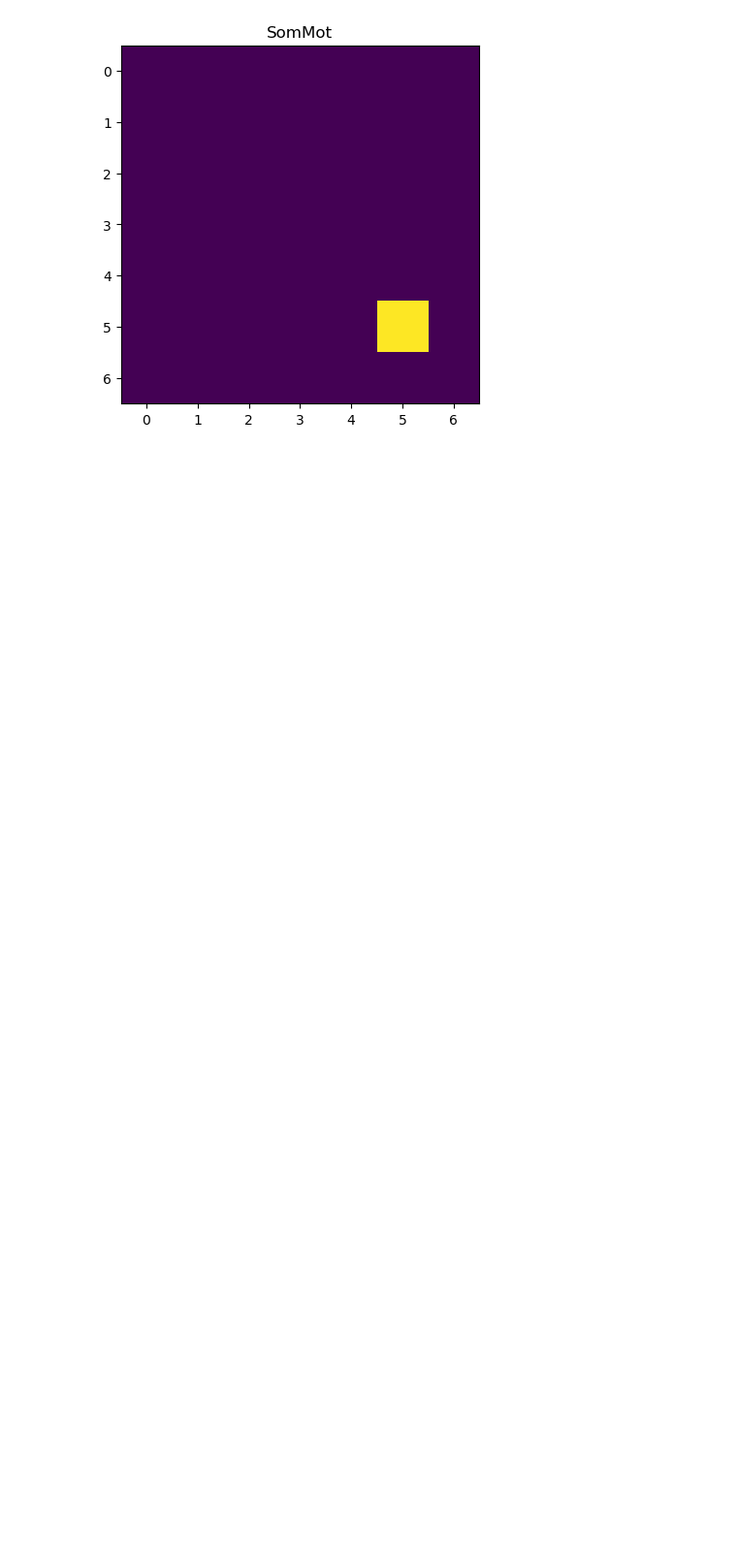
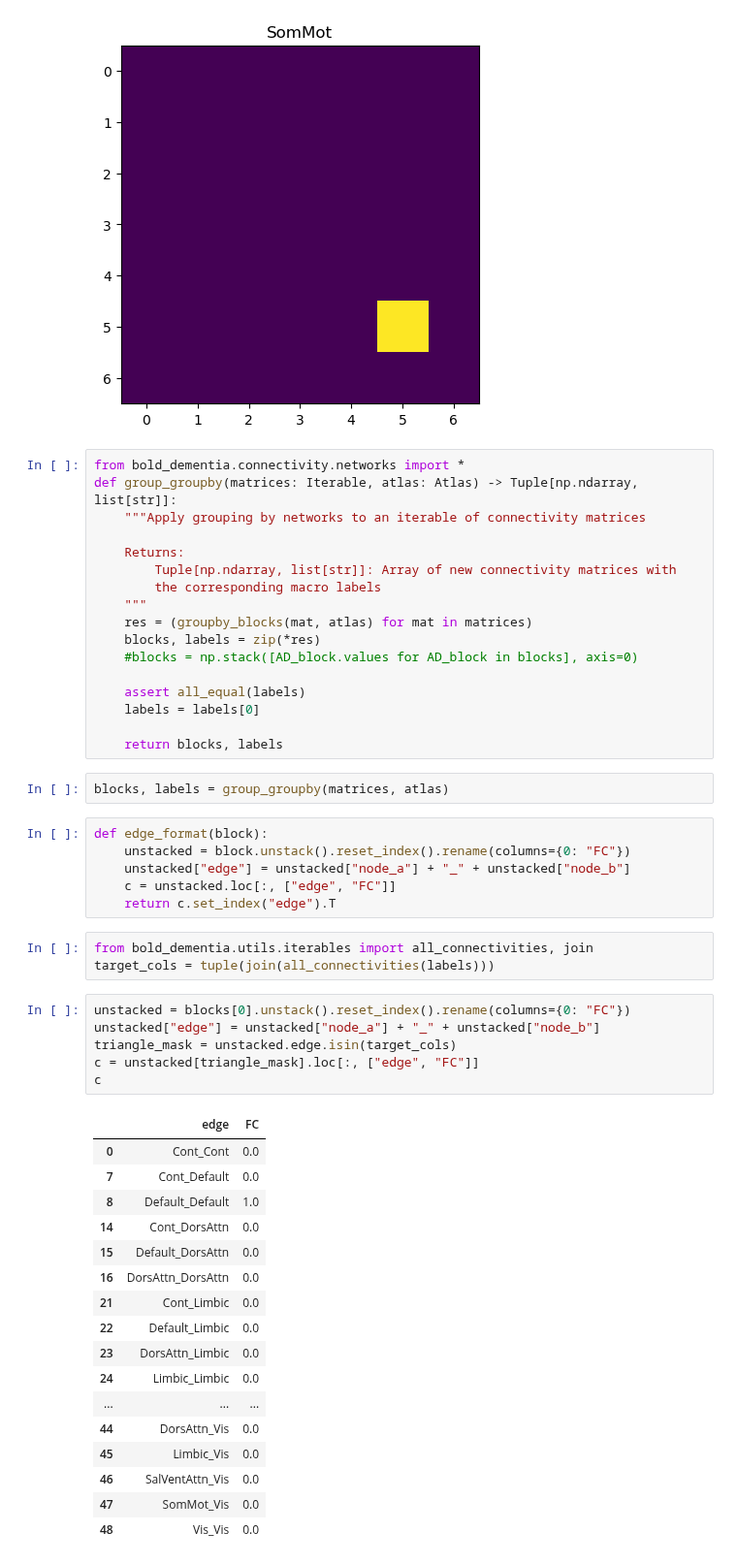
Before and after one commit to jonathan-legrand/bold-dementia, a Jupyter notebook: notebooks/test_group_groupby.ipynb, the cells around one changed output. Shown at 97% size. Saved outputs shown, nothing was run; the diff lists cells and outputs as text; blank space fills up the shorter version.

Commit message:
Test group_groupby function

```diff
--- a/notebooks/test_group_groupby.ipynb
+++ b/notebooks/test_group_groupby.ipynb
@@ -47,3 +43,55 @@ for block, network in zip(blocks, networks):
 [figure]
 [figure]
 [figure]
+# %%
+from bold_dementia.connectivity.networks import *
+def group_groupby(matrices: Iterable, atlas: Atlas) -> Tuple[np.ndarray, list[str]]:
+    """Apply grouping by networks to an iterable of connectivity matrices
+
+    Returns:
+        Tuple[np.ndarray, list[str]]: Array of new connectivity matrices with
+        the corresponding macro labels
+    """
+    res = (groupby_blocks(mat, atlas) for mat in matrices)
+    blocks, labels = zip(*res)
+    #blocks = np.stack([AD_block.values for AD_block in blocks], axis=0)
+
+    assert all_equal(labels)
+    labels = labels[0]
+
+    return blocks, labels
+# %%
+blocks, labels = group_groupby(matrices, atlas)
+# %%
+def edge_format(block):
+    unstacked = block.unstack().reset_index().rename(columns={0: "FC"})
+    unstacked["edge"] = unstacked["node_a"] + "_" + unstacked["node_b"]
+    c = unstacked.loc[:, ["edge", "FC"]]
+    return c.set_index("edge").T
+# %%
+from bold_dementia.utils.iterables import all_connectivities, join
+target_cols = tuple(join(all_connectivities(labels)))
+# %%
+unstacked = blocks[0].unstack().reset_index().rename(columns={0: "FC"})
+unstacked["edge"] = unstacked["node_a"] + "_" + unstacked["node_b"]
+triangle_mask = unstacked.edge.isin(target_cols)
+c = unstacked[triangle_mask].loc[:, ["edge", "FC"]]
+c
+# %% [output]
+|  | edge | FC |
+| 0 | Cont_Cont | 0.0 |
+| 7 | Cont_Default | 0.0 |
+| 8 | Default_Default | 1.0 |
+| 14 | Cont_DorsAttn | 0.0 |
+| 15 | Default_DorsAttn | 0.0 |
+| 16 | DorsAttn_DorsAttn | 0.0 |
+| 21 | Cont_Limbic | 0.0 |
+| 22 | Default_Limbic | 0.0 |
+| 23 | DorsAttn_Limbic | 0.0 |
+| 24 | Limbic_Limbic | 0.0 |
+| ... | ... | ... |
+| 44 | DorsAttn_Vis | 0.0 |
+| 45 | Limbic_Vis | 0.0 |
+| 46 | SalVentAttn_Vis | 0.0 |
+| 47 | SomMot_Vis | 0.0 |
+| 48 | Vis_Vis | 0.0 |
```
Also changed, not shown: parts of 4 cells of this notebook.
